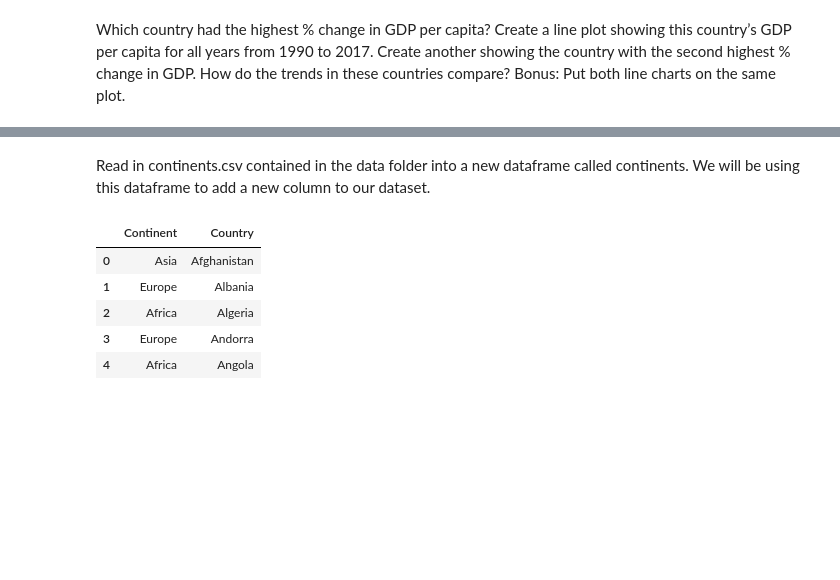
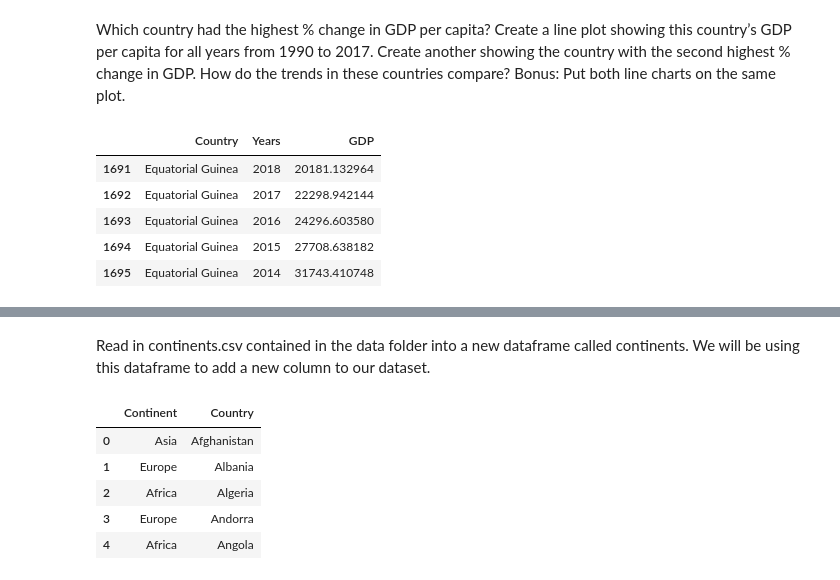
Before and after one commit to nss-data-science-cohort-4/dq1-undata-matthgray, a Jupyter notebook: un_data.ipynb, the cells around one changed output, grey strips where cells are left out. Cells and saved outputs as stored; diff of their text form; code cells hidden in the pictures; blank space fills up the shorter version.

```diff
--- a/un_data.ipynb
+++ b/un_data.ipynb
@@ -271,3 +292,15 @@ line plot showing this country’s GDP per capita for all years from 1990
 to 2017. Create another showing the country with the second highest %
 change in GDP. How do the trends in these countries compare?
 Bonus: Put both line charts on the same plot.
+# %%
+#Equatorial Guinea data
+gdp_df_eg = gdp_df.groupby('Country',).get_group('Equatorial Guinea')
+# %%
+gdp_df_eg.head()
+# %% [output]
+|  | Country | Years | GDP |
+| 1691 | Equatorial Guinea | 2018 | 20181.132964 |
+| 1692 | Equatorial Guinea | 2017 | 22298.942144 |
+| 1693 | Equatorial Guinea | 2016 | 24296.603580 |
+| 1694 | Equatorial Guinea | 2015 | 27708.638182 |
+| 1695 | Equatorial Guinea | 2014 | 31743.410748 |
```
Also changed, not shown: parts of 15 cells of this notebook.
